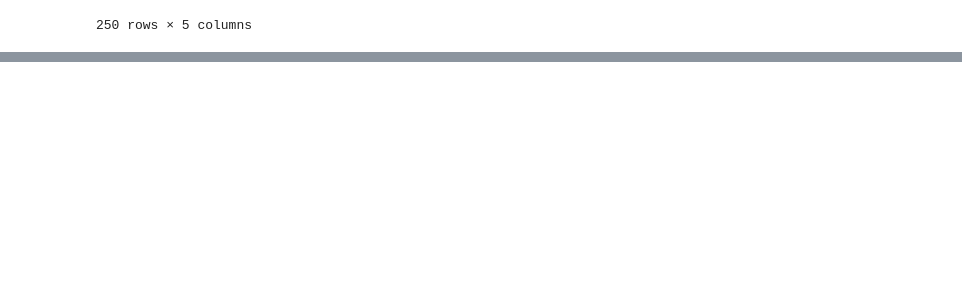
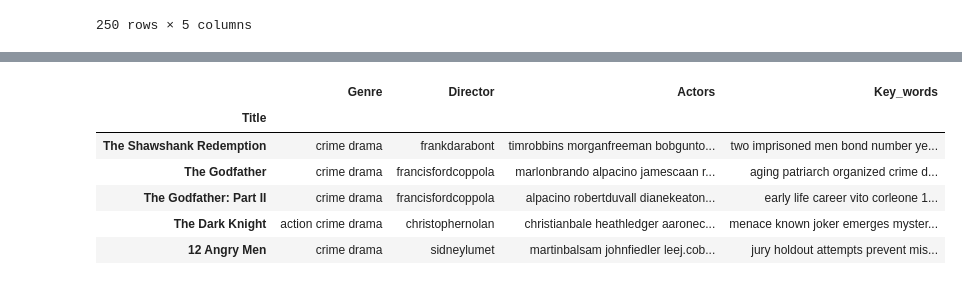
Before and after one commit to RochaErik/X-Recommendation-Systems, a Jupyter notebook: Recommendation_Systems.ipynb, the cells around one changed output, grey strips where cells are left out. Cells and saved outputs as stored; diff of their text form; code cells hidden in the pictures; blank space fills up the shorter version.

```diff
--- a/Recommendation_Systems.ipynb
+++ b/Recommendation_Systems.ipynb
@@ -331,3 +331,6 @@ df_keywords.head()
 | The Godfather: Part II | [crime, drama] | francisfordcoppola | alpacino,robertduvall,dianekeaton... | [early, life, career, vito, corle... |
 | The Dark Knight | [action, crime, drama] | christophernolan | christianbale,heathledger,aaronec... | [menace, known, joker, emerges, m... |
 | 12 Angry Men | [crime, drama] | sidneylumet | martinbalsam,johnfiedler,leej.cob... | [jury, holdout, attempts, prevent... |
+# %%
+df_keywords['Genre'] = df_keywords.loc[:,'Genre'].map(lambda x: ' '.join(x))
+df_keywords['Genre']
@@ -334,3 +402,13 @@ df_keywords.head()
+# %%
+df_keywords.head()
+# %% [output]
+|  | Genre | Director | Actors | Key_words |
+| Title |  |  |  |  |
+| The Shawshank Redemption | crime drama | frankdarabont | timrobbins morganfreeman bobgunto... | two imprisoned men bond number ye... |
+| The Godfather | crime drama | francisfordcoppola | marlonbrando alpacino jamescaan r... | aging patriarch organized crime d... |
+| The Godfather: Part II | crime drama | francisfordcoppola | alpacino robertduvall dianekeaton... | early life career vito corleone 1... |
+| The Dark Knight | action crime drama | christophernolan | christianbale heathledger aaronec... | menace known joker emerges myster... |
+| 12 Angry Men | crime drama | sidneylumet | martinbalsam johnfiedler leej.cob... | jury holdout attempts prevent mis... |
 # %%
 df_keywords['bag_of_words'] = ''
 columns = df_keywords.columns
```
Also changed, not shown: parts of 10 cells of this notebook.
